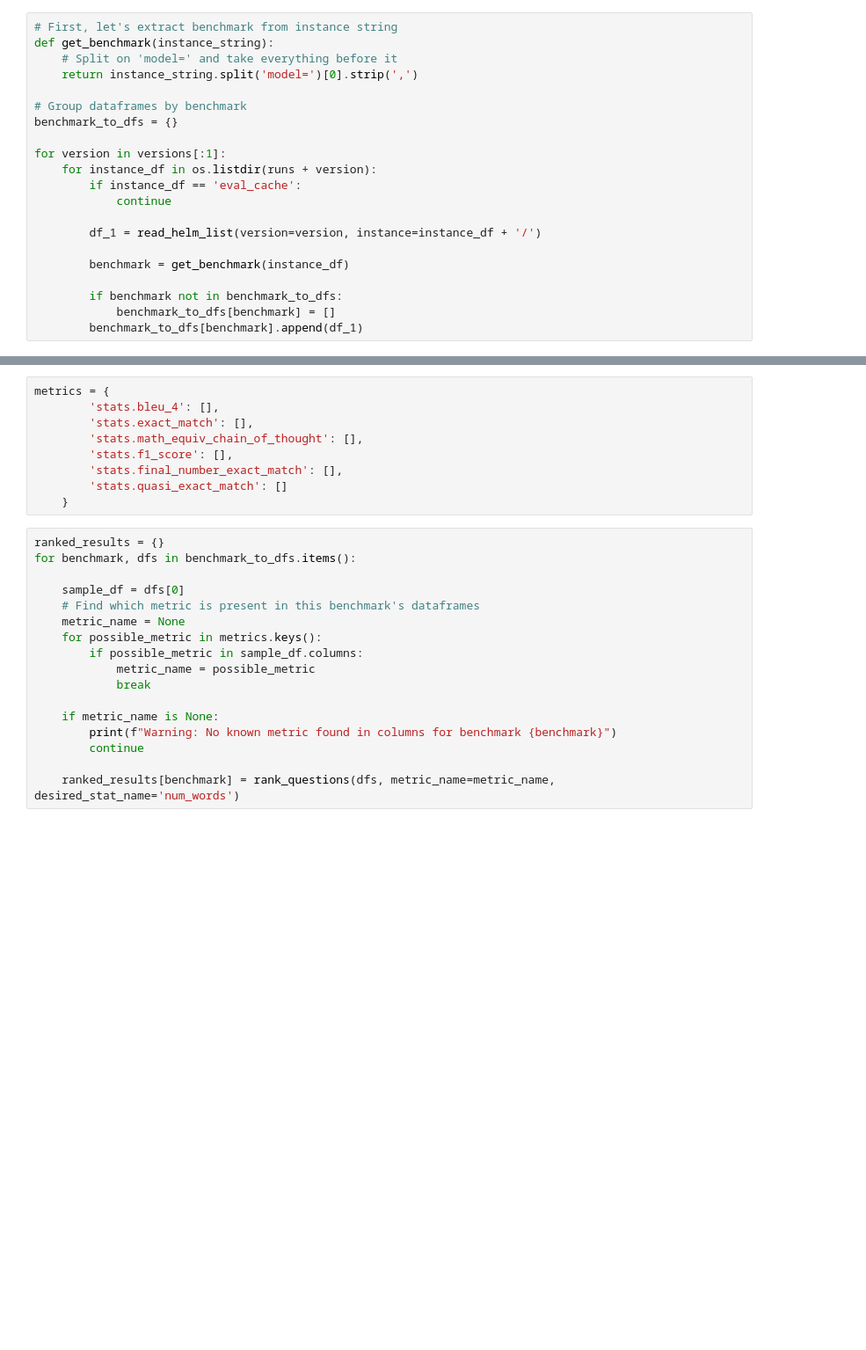
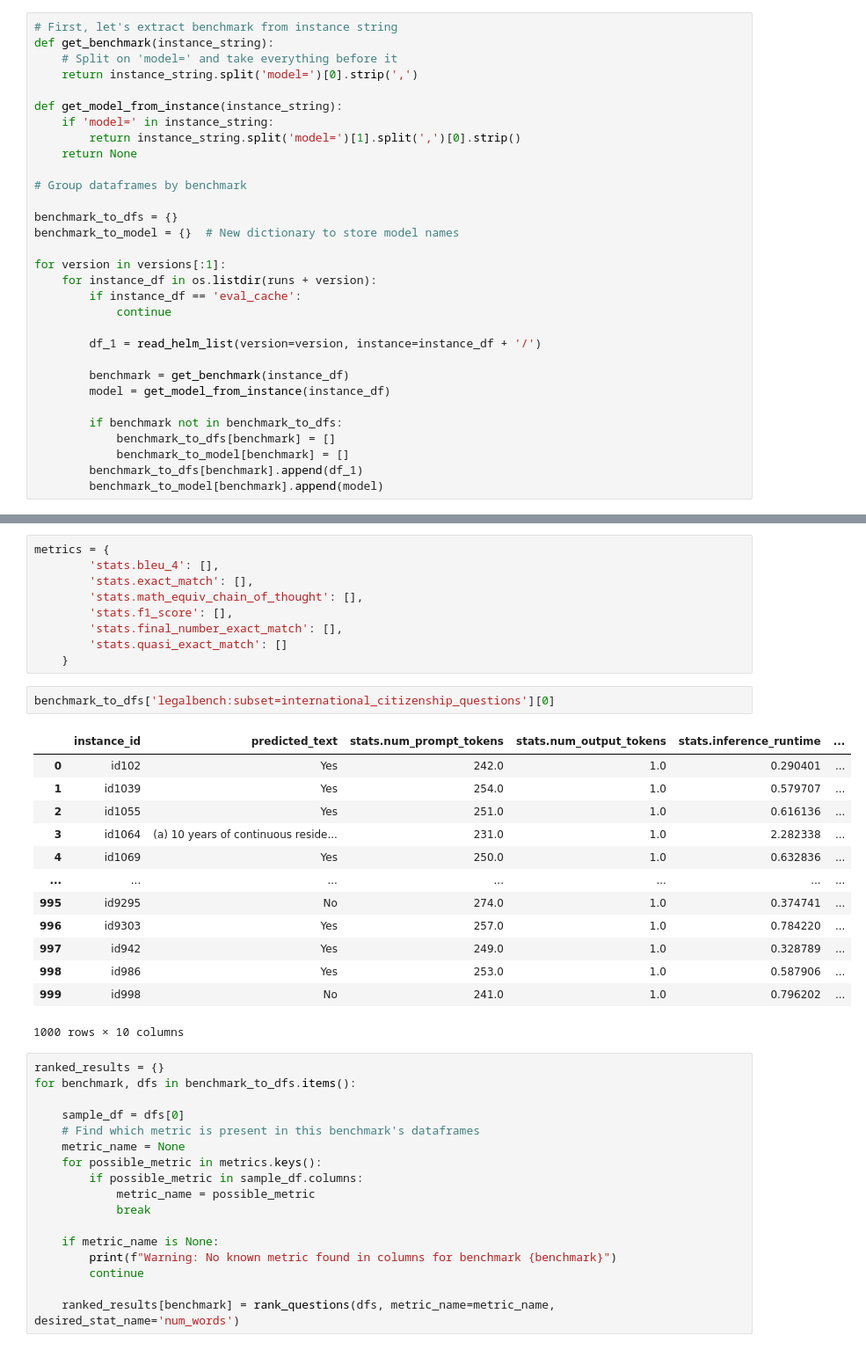
Before and after one commit to salilgoyal/LLM-auditing, a Jupyter notebook: calculate_statistics_prototyping.ipynb, the cells around one changed output, grey strips where cells are left out. Shown: that part at 88% size. Cells and saved outputs as stored; diff of their text form; blank space fills up the shorter version.

```diff
--- a/calculate_statistics_prototyping.ipynb
+++ b/calculate_statistics_prototyping.ipynb
@@ -69,8 +69,15 @@ def get_benchmark(instance_string):
     # Split on 'model=' and take everything before it
     return instance_string.split('model=')[0].strip(',')
 
+def get_model_from_instance(instance_string):
+    if 'model=' in instance_string:
+        return instance_string.split('model=')[1].split(',')[0].strip()
+    return None
+
 # Group dataframes by benchmark
+
 benchmark_to_dfs = {}
+benchmark_to_model = {}  # New dictionary to store model names
 
 for version in versions[:1]:
     for instance_df in os.listdir(runs + version):
@@ -80,7 +87,10 @@ for version in versions[:1]:
         df_1 = read_helm_list(version=version, instance=instance_df + '/')
 
         benchmark = get_benchmark(instance_df)
+        model = get_model_from_instance(instance_df)
 
         if benchmark not in benchmark_to_dfs:
             benchmark_to_dfs[benchmark] = []
+            benchmark_to_model[benchmark] = []
         benchmark_to_dfs[benchmark].append(df_1)
+        benchmark_to_model[benchmark].append(model)
@@ -95,6 +132,22 @@ metrics = {
         'stats.final_number_exact_match': [],
         'stats.quasi_exact_match': []
     }
+# %%
+benchmark_to_dfs['legalbench:subset=international_citizenship_questions'][0]
+# %% [output]
+|  | instance_id | predicted_text | stats.num_prompt_tokens | stats.num_output_tokens | stats.inference_runtime | ... |
+| 0 | id102 | Yes | 242.0 | 1.0 | 0.290401 | ... |
+| 1 | id1039 | Yes | 254.0 | 1.0 | 0.579707 | ... |
+| 2 | id1055 | Yes | 251.0 | 1.0 | 0.616136 | ... |
+| 3 | id1064 | (a) 10 years of continuous reside... | 231.0 | 1.0 | 2.282338 | ... |
+| 4 | id1069 | Yes | 250.0 | 1.0 | 0.632836 | ... |
+| ... | ... | ... | ... | ... | ... | ... |
+| 995 | id9295 | No | 274.0 | 1.0 | 0.374741 | ... |
+| 996 | id9303 | Yes | 257.0 | 1.0 | 0.784220 | ... |
+| 997 | id942 | Yes | 249.0 | 1.0 | 0.328789 | ... |
+| 998 | id986 | Yes | 253.0 | 1.0 | 0.587906 | ... |
+| 999 | id998 | No | 241.0 | 1.0 | 0.796202 | ... |
+1000 rows × 10 columns
 # %%
 ranked_results = {}
 for benchmark, dfs in benchmark_to_dfs.items():
```
Also changed, not shown: parts of 3 cells of this notebook, 58 other files.
